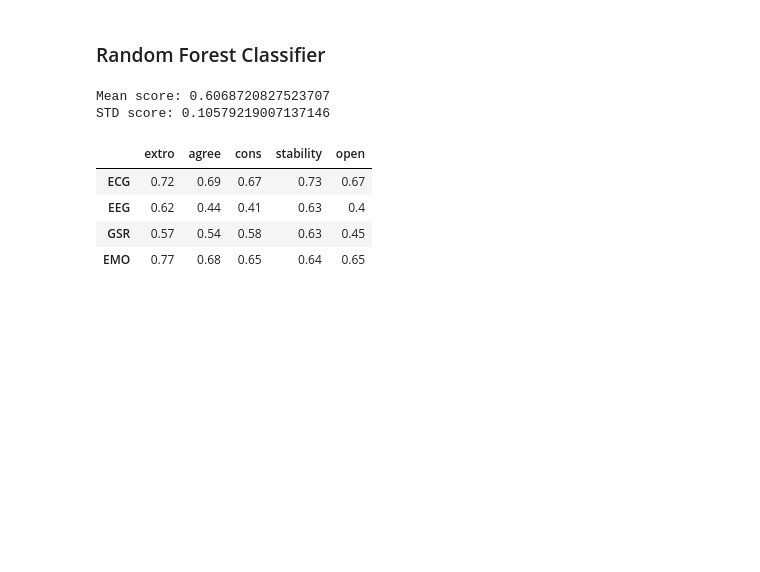
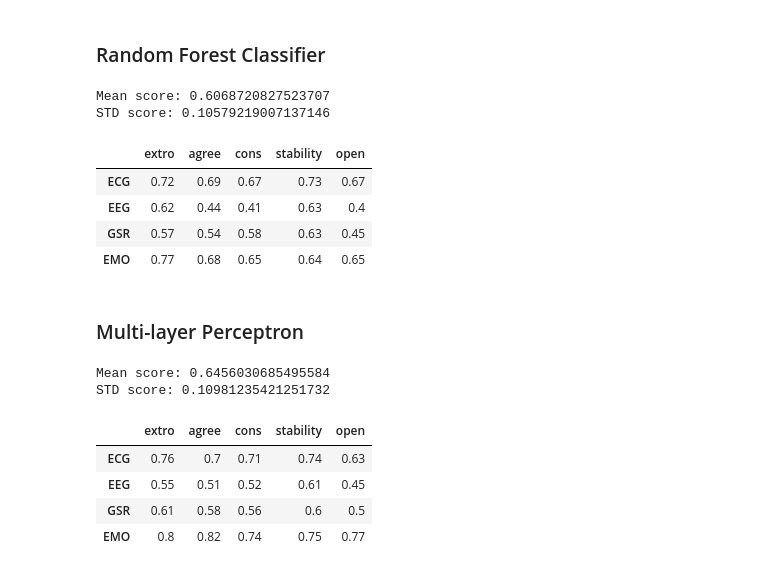
Before and after one commit to kroglkt/CogSci2, a Jupyter notebook: Reading Data.ipynb, the cells around one changed output. Saved outputs shown, nothing was run; the diff lists cells and outputs as text; code cells hidden in the pictures; blank space fills up the shorter version.

```diff
--- a/Reading Data.ipynb
+++ b/Reading Data.ipynb
@@ -299,3 +300,18 @@ STD score: 0.10579219007137146
 | EEG | 0.62 | 0.44 | 0.41 | 0.63 | 0.4 |
 | GSR | 0.57 | 0.54 | 0.58 | 0.63 | 0.45 |
 | EMO | 0.77 | 0.68 | 0.65 | 0.64 | 0.65 |
+# %% [markdown]
+### Multi-layer Perceptron
+# %%
+# solver='lbfgs' is supposed to be used for small datasets, but i get better results using the default 'adam'
+
+mlp = MLPClassifier(random_state=42, max_iter=2000)
+results(mlp)
+# %% [output]
+Mean score: 0.6456030685495584
+STD score: 0.10981235421251732
+|  | extro | agree | cons | stability | open |
+| ECG | 0.76 | 0.7 | 0.71 | 0.74 | 0.63 |
+| EEG | 0.55 | 0.51 | 0.52 | 0.61 | 0.45 |
+| GSR | 0.61 | 0.58 | 0.56 | 0.6 | 0.5 |
+| EMO | 0.8 | 0.82 | 0.74 | 0.75 | 0.77 |
```
Also changed, not shown: parts of 1 cell of this notebook.
